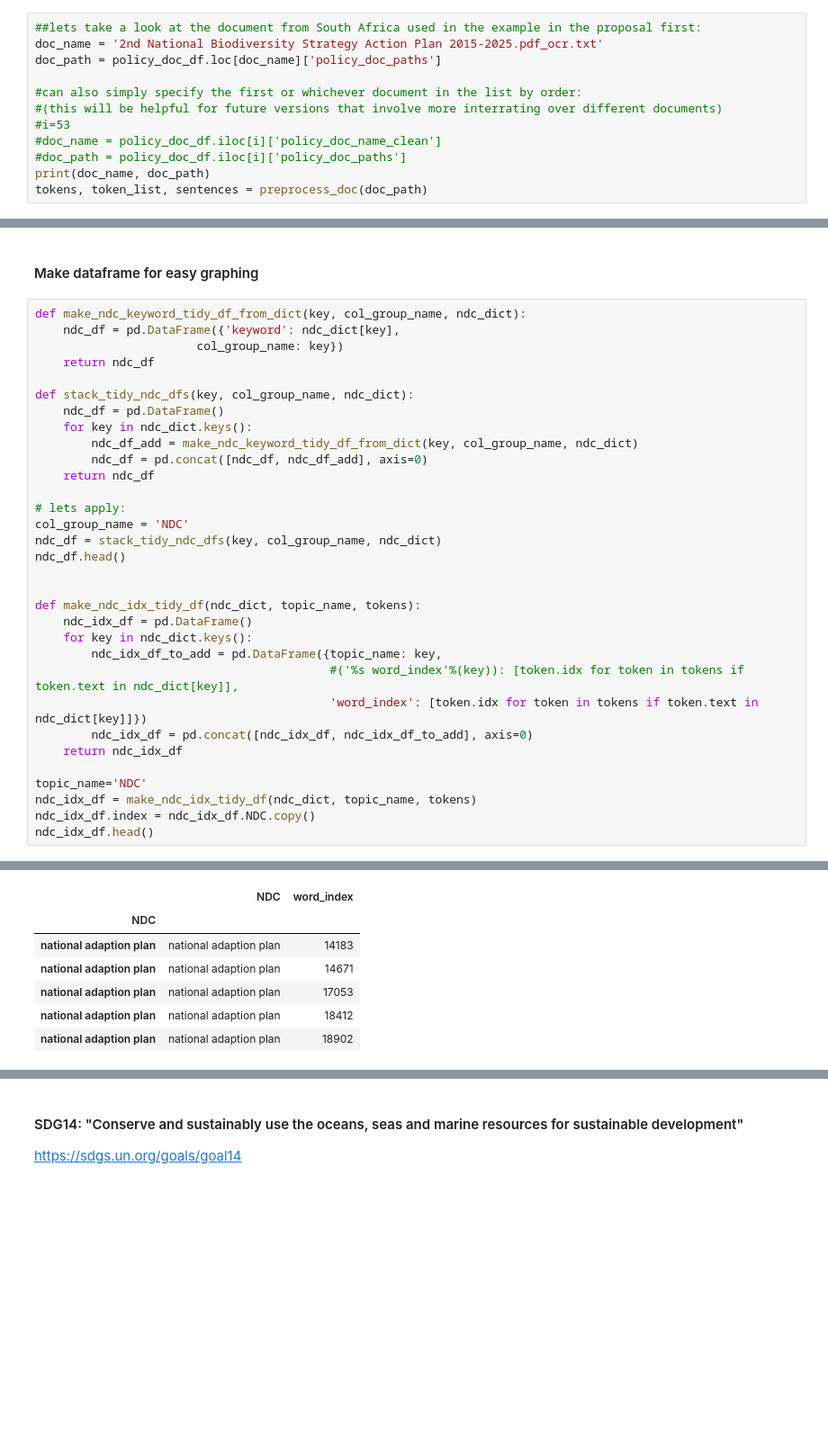
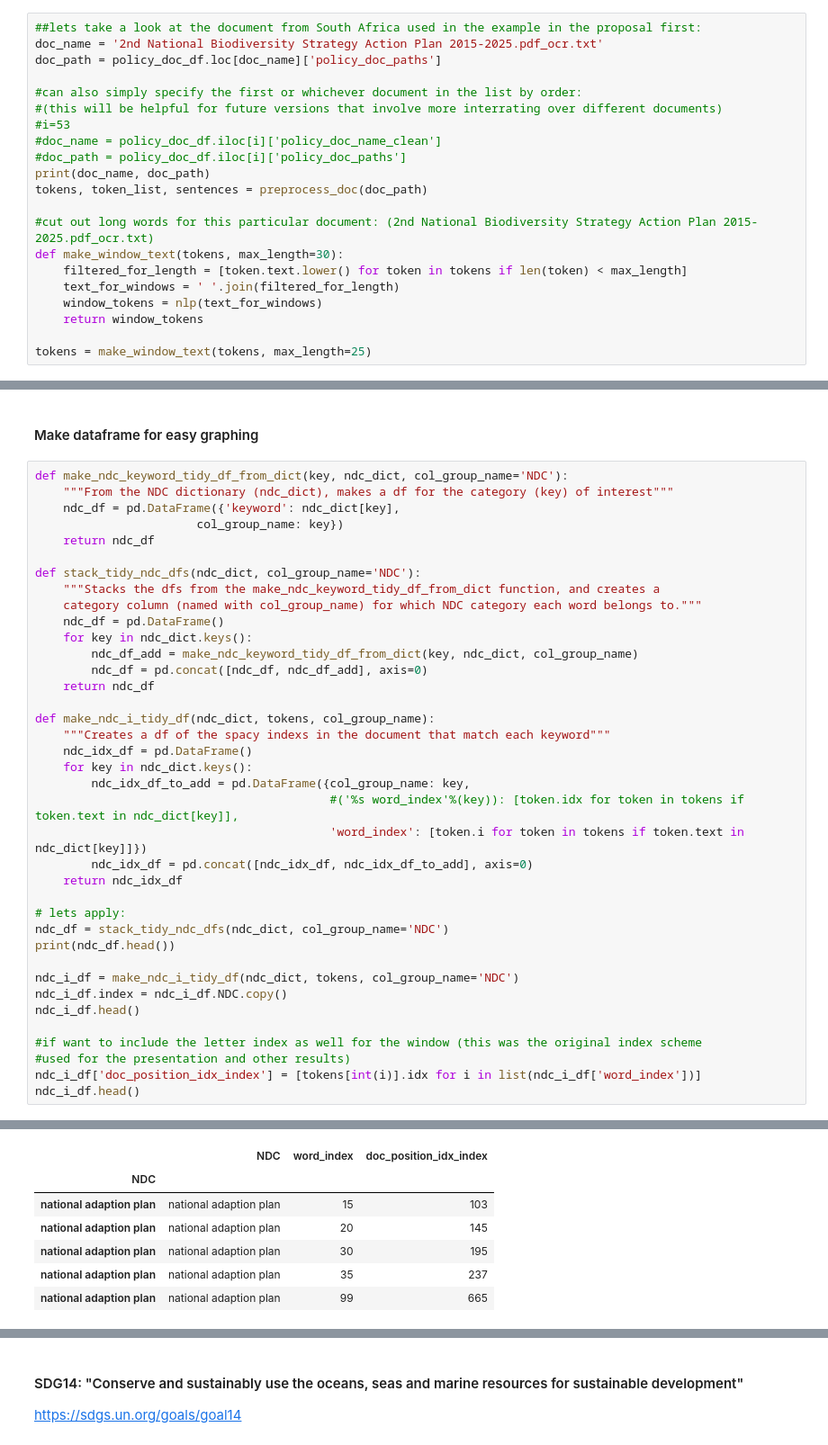
Before and after one commit to rsgier/Hack4Good-GIZ_policy, a Jupyter notebook: code/GIZ Data Exploration-windows.ipynb, the cells around one changed output, grey strips where cells are left out. Shown at 90% size. Drawn from its saved outputs; the diff is of its cells as text; blank space fills up the shorter version.

```diff
--- a/code/GIZ Data Exploration-windows.ipynb
+++ b/code/GIZ Data Exploration-windows.ipynb
@@ -135,6 +137,15 @@ doc_path = policy_doc_df.loc[doc_name]['policy_doc_paths']
 #doc_path = policy_doc_df.iloc[i]['policy_doc_paths']
 print(doc_name, doc_path)
 tokens, token_list, sentences = preprocess_doc(doc_path)
+
+#cut out long words for this particular document: (2nd National Biodiversity Strategy Action Plan 2015-2025.pdf_ocr.txt)
+def make_window_text(tokens, max_length=30):
+    filtered_for_length = [token.text.lower() for token in tokens if len(token) < max_length]
+    text_for_windows = ' '.join(filtered_for_length)
+    window_tokens = nlp(text_for_windows)
+    return window_tokens
+
+tokens = make_window_text(tokens, max_length=25)
 # %% [output]
 2nd National Biodiversity Strategy Action Plan 2015-2025.pdf_ocr.txt ../test_resources/data/2nd National Biodiversity Strategy Action Plan 2015-2025.pdf_ocr.txt
 # %% [markdown]
@@ -219,35 +226,41 @@ Graphing the occurences of early warning words in the document
 # %% [markdown]
 #### Make dataframe for easy graphing
 # %%
-def make_ndc_keyword_tidy_df_from_dict(key, col_group_name, ndc_dict):
+def make_ndc_keyword_tidy_df_from_dict(key, ndc_dict, col_group_name='NDC'):
+    """From the NDC dictionary (ndc_dict), makes a df for the category (key) of interest"""
     ndc_df = pd.DataFrame({'keyword': ndc_dict[key],
                        col_group_name: key})
     return ndc_df
 
-def stack_tidy_ndc_dfs(key, col_group_name, ndc_dict):
+def stack_tidy_ndc_dfs(ndc_dict, col_group_name='NDC'):
+    """Stacks the dfs from the make_ndc_keyword_tidy_df_from_dict function, and creates a
+    category column (named with col_group_name) for which NDC category each word belongs to."""
     ndc_df = pd.DataFrame()
     for key in ndc_dict.keys():
-        ndc_df_add = make_ndc_keyword_tidy_df_from_dict(key, col_group_name, ndc_dict)
+        ndc_df_add = make_ndc_keyword_tidy_df_from_dict(key, ndc_dict, col_group_name)
         ndc_df = pd.concat([ndc_df, ndc_df_add], axis=0)
     return ndc_df
 
-# lets apply:
-col_group_name = 'NDC'
-ndc_df = stack_tidy_ndc_dfs(key, col_group_name, ndc_dict)
-ndc_df.head()
-
-
-def make_ndc_idx_tidy_df(ndc_dict, topic_name, tokens):
+def make_ndc_i_tidy_df(ndc_dict, tokens, col_group_name):
+    """Creates a df of the spacy indexs in the document that match each keyword"""
     ndc_idx_df = pd.DataFrame()
     for key in ndc_dict.keys():
-        ndc_idx_df_to_add = pd.DataFrame({topic_name: key,
+        ndc_idx_df_to_add = pd.DataFrame({col_group_name: key,
                                           #('%s word_index'%(key)): [token.idx for token in tokens if token.text in ndc_dict[key]],
-                                          'word_index': [token.idx for token in tokens if token.text in ndc_dict[key]]})
+                                          'word_index': [token.i for token in tokens if token.text in ndc_dict[key]]})
         ndc_idx_df = pd.concat([ndc_idx_df, ndc_idx_df_to_add], axis=0)
     return ndc_idx_df
 
-topic_name='NDC'
-ndc_idx_df = make_ndc_idx_tidy_df(ndc_dict, topic_name, tokens)
-ndc_idx_df.index = ndc_idx_df.NDC.copy()
-ndc_idx_df.head()
+# lets apply:
+ndc_df = stack_tidy_ndc_dfs(ndc_dict, col_group_name='NDC')
+print(ndc_df.head())
+
+ndc_i_df = make_ndc_i_tidy_df(ndc_dict, tokens, col_group_name='NDC')
+ndc_i_df.index = ndc_i_df.NDC.copy()
+ndc_i_df.head()
+
+#if want to include the letter index as well for the window (this was the original index scheme
+#used for the presentation and other results)
+ndc_i_df['doc_position_idx_index'] = [tokens[int(i)].idx for i in list(ndc_i_df['word_index'])]
+ndc_i_df.head()
 # %% [output]
@@ -254,7 +273,7 @@ ndc_idx_df.head()
-|  | NDC | word_index |
-| NDC |  |  |
-| national adaption plan | national adaption plan | 14183 |
-| national adaption plan | national adaption plan | 14671 |
-| national adaption plan | national adaption plan | 17053 |
-| national adaption plan | national adaption plan | 18412 |
-| national adaption plan | national adaption plan | 18902 |
+|  | NDC | word_index | doc_position_idx_index |
+| NDC |  |  |  |
+| national adaption plan | national adaption plan | 15 | 103 |
+| national adaption plan | national adaption plan | 20 | 145 |
+| national adaption plan | national adaption plan | 30 | 195 |
+| national adaption plan | national adaption plan | 35 | 237 |
+| national adaption plan | national adaption plan | 99 | 665 |
```
Also changed, not shown: parts of 94 cells of this notebook.
